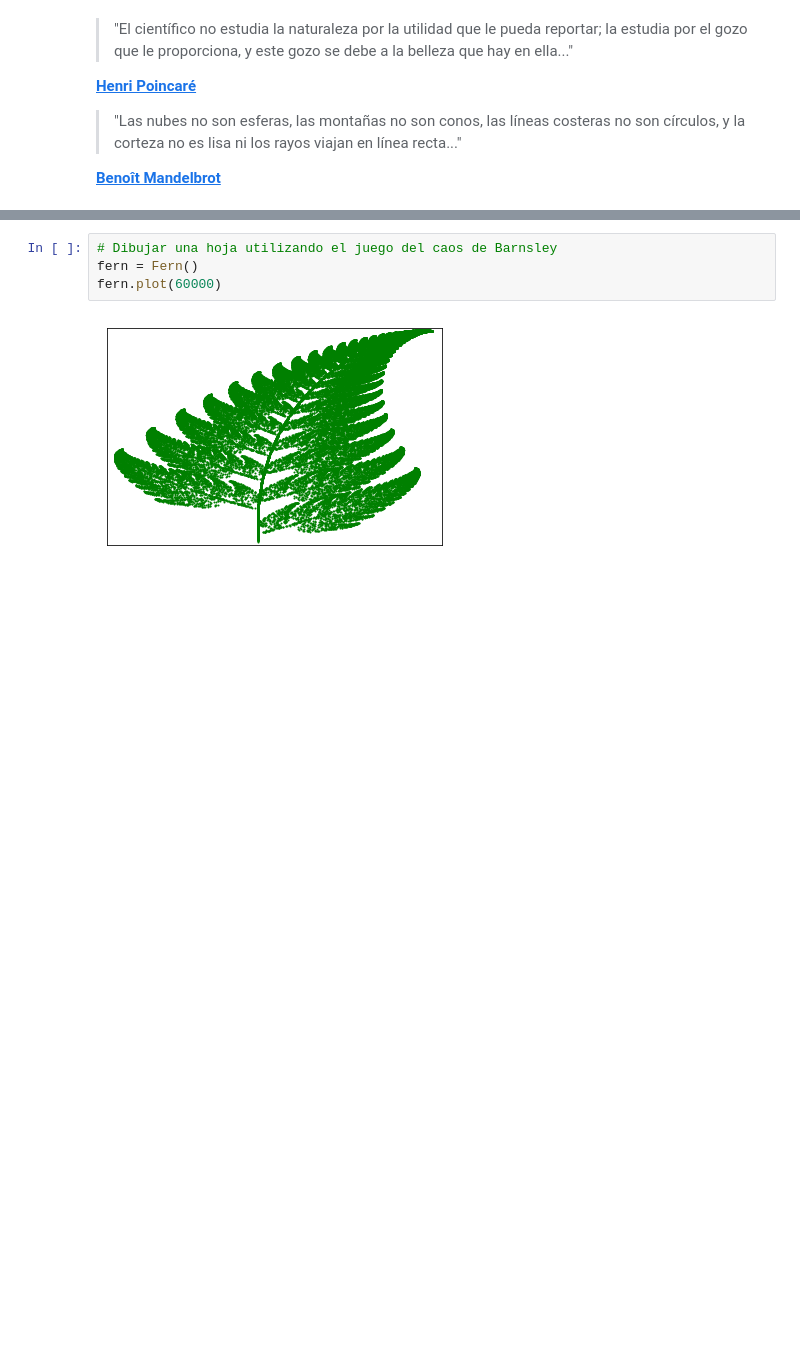
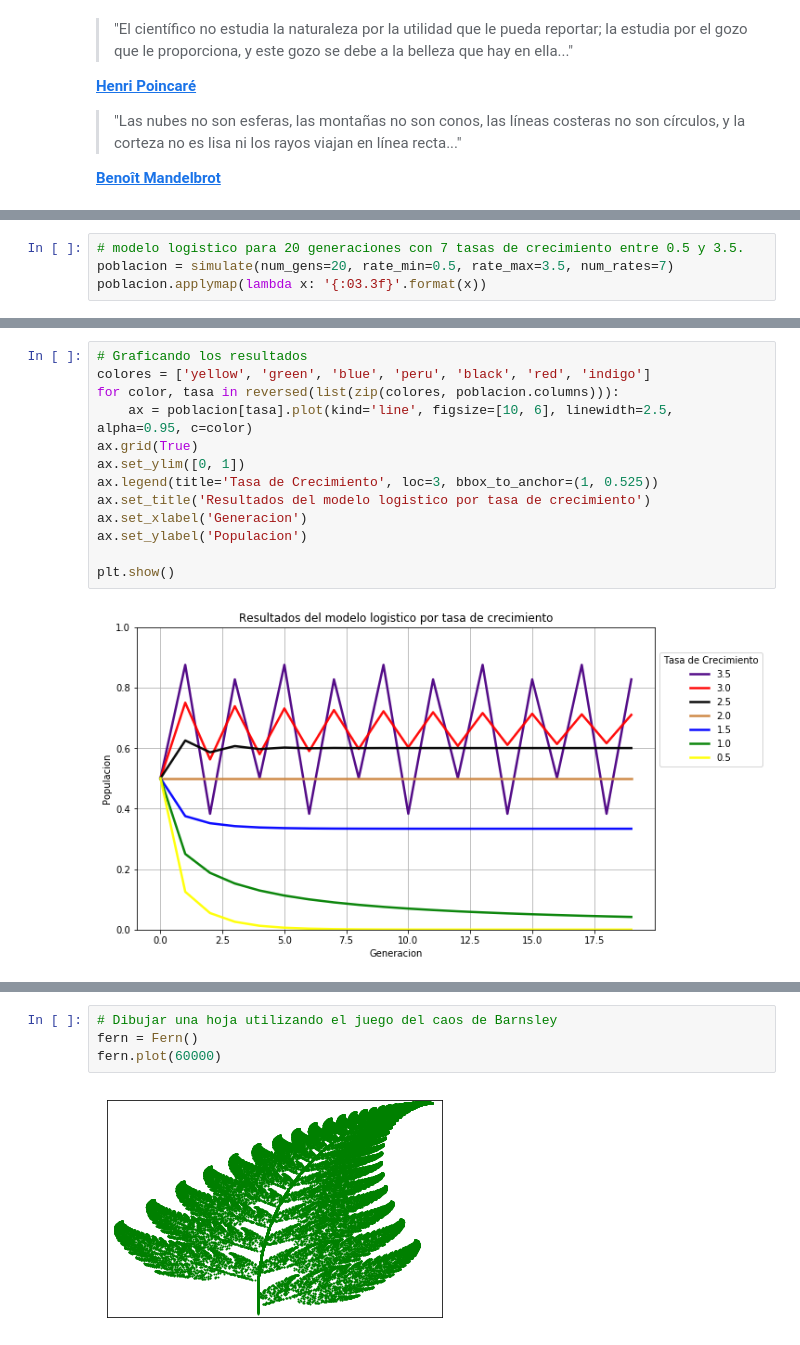
Before and after one commit to relopezbriega/blog, a Jupyter notebook: content/notebooks/pyComplexity.ipynb, the cells around one changed output, grey strips where cells are left out. Saved outputs shown, nothing was run; the diff lists cells and outputs as text; blank space fills up the shorter version.

```diff
--- a/content/notebooks/pyComplexity.ipynb
+++ b/content/notebooks/pyComplexity.ipynb
@@ -72,3 +72,7 @@ import matplotlib.pyplot as plt
 
 # graficos incrustados
 %matplotlib inline
+# %%
+# modelo logistico para 20 generaciones con 7 tasas de crecimiento entre 0.5 y 3.5.
+poblacion = simulate(num_gens=20, rate_min=0.5, rate_max=3.5, num_rates=7)
+poblacion.applymap(lambda x: '{:03.3f}'.format(x))
@@ -74,0 +97,15 @@ import matplotlib.pyplot as plt
+# %%
+# Graficando los resultados
+colores = ['yellow', 'green', 'blue', 'peru', 'black', 'red', 'indigo']
+for color, tasa in reversed(list(zip(colores, poblacion.columns))):
+    ax = poblacion[tasa].plot(kind='line', figsize=[10, 6], linewidth=2.5, alpha=0.95, c=color)
+ax.grid(True)
+ax.set_ylim([0, 1])
+ax.legend(title='Tasa de Crecimiento', loc=3, bbox_to_anchor=(1, 0.525))
+ax.set_title('Resultados del modelo logistico por tasa de crecimiento')
+ax.set_xlabel('Generacion')
+ax.set_ylabel('Populacion')
+
+plt.show()
+# %% [output]
+[figure, added]
```
Also changed, not shown: parts of 11 cells of this notebook, 5 other files.
